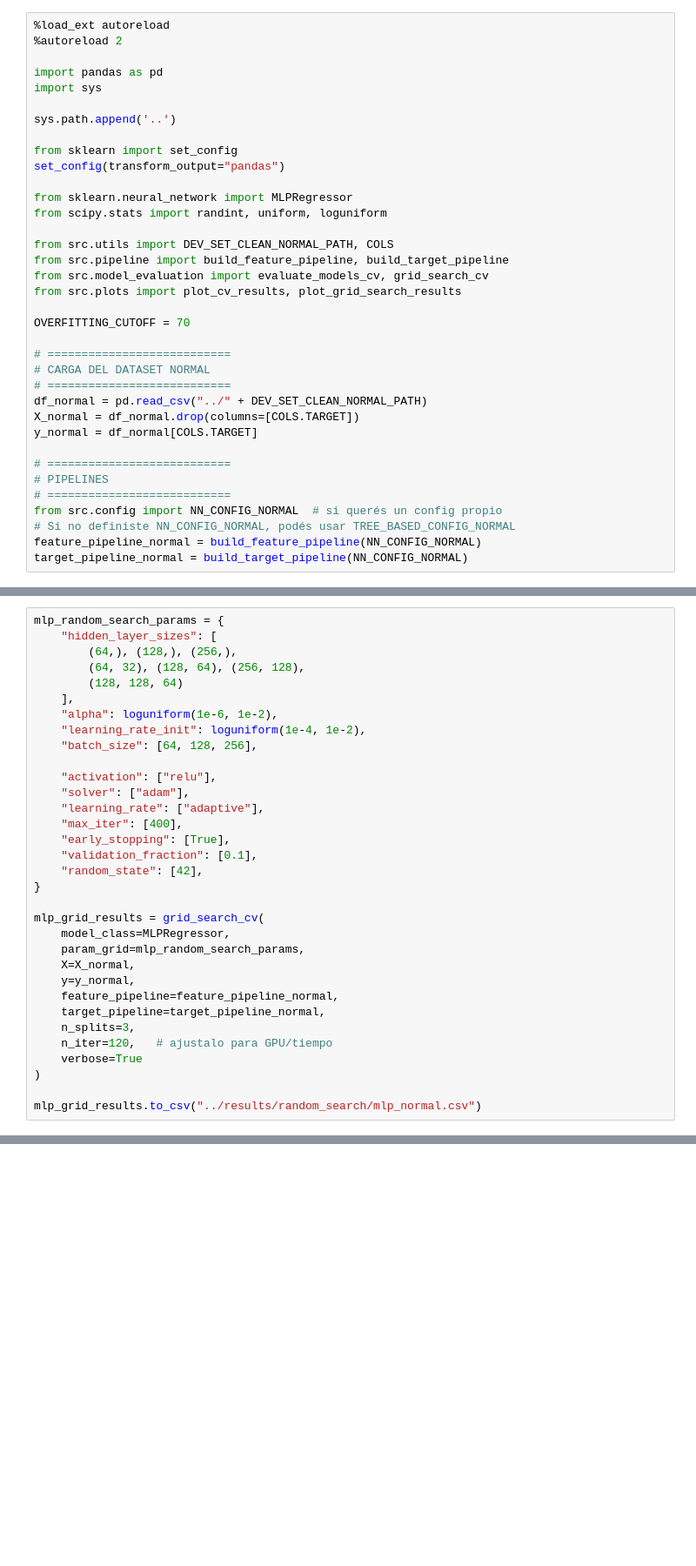
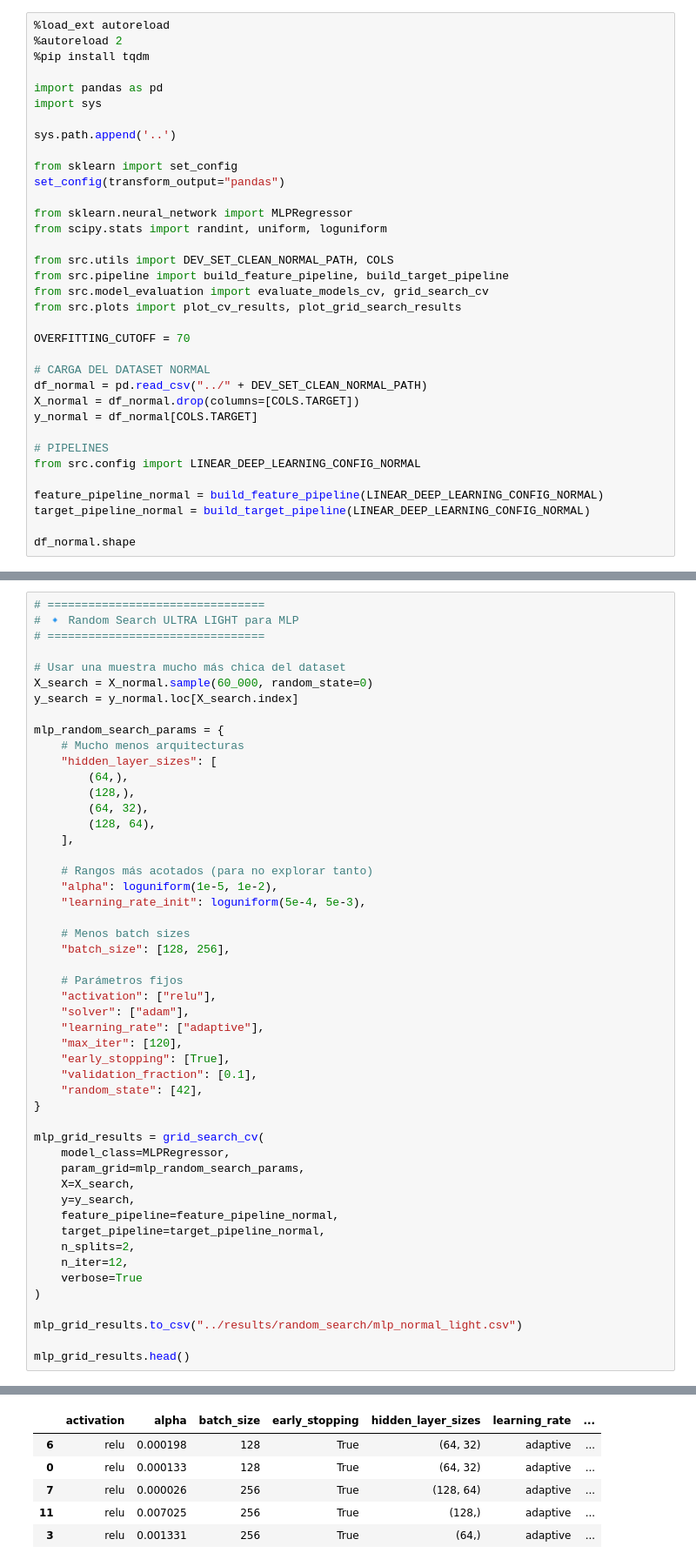
Before and after one commit to gonzabaleta/alquileres, a Jupyter notebook: notebooks/06-redes.ipynb, the cells around one changed output, grey strips where cells are left out. Shown at 87% size. Drawn from its saved outputs; the diff is of its cells as text; blank space fills up the shorter version.

```diff
--- a/notebooks/06-redes.ipynb
+++ b/notebooks/06-redes.ipynb
@@ -1,6 +1,7 @@
 # %%
 %load_ext autoreload
 %autoreload 2
+%pip install tqdm
 
 import pandas as pd
 import sys
@@ -20,20 +21,18 @@ from src.plots import plot_cv_results, plot_grid_search_results
 
 OVERFITTING_CUTOFF = 70
 
-# ===========================
 # CARGA DEL DATASET NORMAL
-# ===========================
 df_normal = pd.read_csv("../" + DEV_SET_CLEAN_NORMAL_PATH)
 X_normal = df_normal.drop(columns=[COLS.TARGET])
 y_normal = df_normal[COLS.TARGET]
 
-# ===========================
 # PIPELINES
-# ===========================
-from src.config import NN_CONFIG_NORMAL  # si querés un config propio
-# Si no definiste NN_CONFIG_NORMAL, podés usar TREE_BASED_CONFIG_NORMAL
-feature_pipeline_normal = build_feature_pipeline(NN_CONFIG_NORMAL)
-target_pipeline_normal = build_target_pipeline(NN_CONFIG_NORMAL)
+from src.config import LINEAR_DEEP_LEARNING_CONFIG_NORMAL
+
+feature_pipeline_normal = build_feature_pipeline(LINEAR_DEEP_LEARNING_CONFIG_NORMAL)
+target_pipeline_normal = build_target_pipeline(LINEAR_DEEP_LEARNING_CONFIG_NORMAL)
+
+df_normal.shape
 # %% [output]
 The autoreload extension is already loaded. To reload it, use:
   %reload_ext autoreload
@@ -64,18 +74,33 @@ base_nn_results
 # %%
+# ================================
+# 🔹 Random Search ULTRA LIGHT para MLP
+# ================================
+
+# Usar una muestra mucho más chica del dataset
+X_search = X_normal.sample(60_000, random_state=0)
+y_search = y_normal.loc[X_search.index]
+
 mlp_random_search_params = {
+    # Mucho menos arquitecturas
     "hidden_layer_sizes": [
-        (64,), (128,), (256,),
-        (64, 32), (128, 64), (256, 128),
-        (128, 128, 64)
+        (64,),
+        (128,),
+        (64, 32),
+        (128, 64),
     ],
-    "alpha": loguniform(1e-6, 1e-2),
-    "learning_rate_init": loguniform(1e-4, 1e-2),
-    "batch_size": [64, 128, 256],
 
+    # Rangos más acotados (para no explorar tanto)
+    "alpha": loguniform(1e-5, 1e-2),
+    "learning_rate_init": loguniform(5e-4, 5e-3),
+
+    # Menos batch sizes
+    "batch_size": [128, 256],
+
+    # Parámetros fijos
     "activation": ["relu"],
     "solver": ["adam"],
     "learning_rate": ["adaptive"],
-    "max_iter": [400],
+    "max_iter": [120],
     "early_stopping": [True],
     "validation_fraction": [0.1],
     "random_state": [42],
@@ -84,14 +109,16 @@ mlp_random_search_params = {
 mlp_grid_results = grid_search_cv(
     model_class=MLPRegressor,
     param_grid=mlp_random_search_params,
-    X=X_normal,
-    y=y_normal,
+    X=X_search,
+    y=y_search,
     feature_pipeline=feature_pipeline_normal,
     target_pipeline=target_pipeline_normal,
-    n_splits=3,
-    n_iter=120,   # ajustalo para GPU/tiempo
+    n_splits=2,
+    n_iter=12,
     verbose=True
 )
 
-mlp_grid_results.to_csv("../results/random_search/mlp_normal.csv")
+mlp_grid_results.to_csv("../results/random_search/mlp_normal_light.csv")
+
+mlp_grid_results.head()
 # %% [output]
@@ -99,3 +130,9 @@ ValueError: Specifying the columns using strings is only supported for dataframe
+|  | activation | alpha | batch_size | early_stopping | hidden_layer_sizes | learning_rate | ... |
+| 6 | relu | 0.000198 | 128 | True | (64, 32) | adaptive | ... |
+| 0 | relu | 0.000133 | 128 | True | (64, 32) | adaptive | ... |
+| 7 | relu | 0.000026 | 256 | True | (128, 64) | adaptive | ... |
+| 11 | relu | 0.007025 | 256 | True | (128,) | adaptive | ... |
+| 3 | relu | 0.001331 | 256 | True | (64,) | adaptive | ... |
 # %%
 def get_best_not_overfitted(results):
     results_out = results.copy()
```
Also changed, not shown: parts of 7 cells of this notebook, 2 other files.
